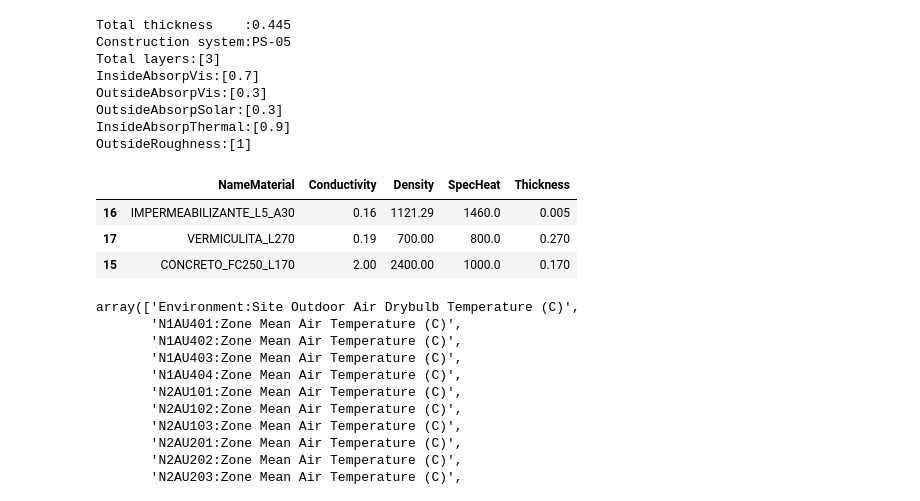
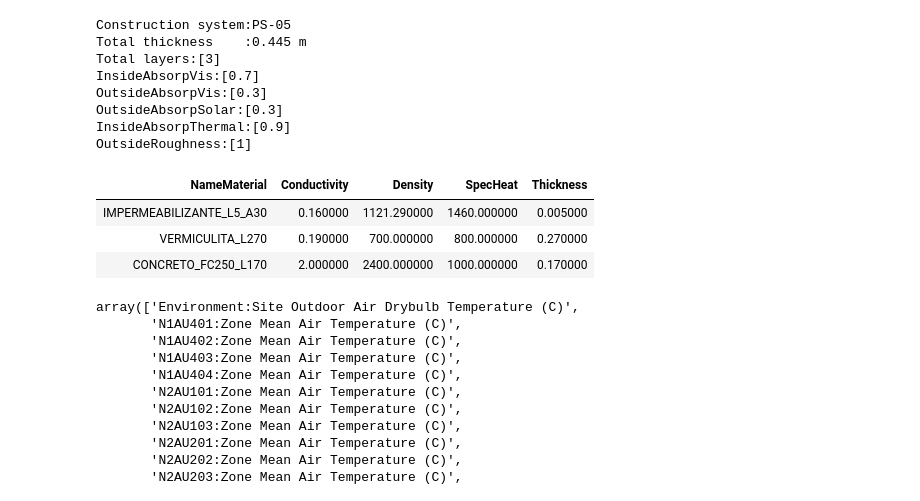
Before and after one commit to AltamarMx/read_epsql, a Jupyter notebook: notebooks/read_sql_class_inTesting.ipynb, the cells around one changed output. Drawn from its saved outputs; the diff is of its cells as text; code cells hidden in the pictures.

Commit message:
formating display of constructive systems

```diff
--- a/notebooks/read_sql_class_inTesting.ipynb
+++ b/notebooks/read_sql_class_inTesting.ipynb
@@ -85,2 +98,4 @@ class read_eplusql:
 # %%
-df = read_eplusql("../data/eplusoutTo.sql",read='all') # by default reads everything
+df = read_eplusql("../data/eplusout.sql",read='all') # by default reads everything
+# df = read_eplusql("../data/eplusoutTo.sql",read='construction') # reads only construction systems
+# df = read_eplusql("../data/eplusoutTo.sql",read='data') # reads only data
@@ -95,18 +187,18 @@ array(['M-05_AIRE_M-05', 'PS-01', 'PS-01 REVERSED', 'PS-02', 'PS-12',
 # %%
-df.get_construction('PS-05')
+df.get_construction(['PS-05'])
 # %% [output]
-Total thickness    :0.445
 Construction system:PS-05
+Total thickness    :0.445 m
 Total layers:[3]
 InsideAbsorpVis:[0.7]
 OutsideAbsorpVis:[0.3]
 OutsideAbsorpSolar:[0.3]
 InsideAbsorpThermal:[0.9]
 OutsideRoughness:[1]
-|  | NameMaterial | Conductivity | Density | SpecHeat | Thickness |
-| 16 | IMPERMEABILIZANTE_L5_A30 | 0.16 | 1121.29 | 1460.0 | 0.005 |
-| 17 | VERMICULITA_L270 | 0.19 | 700.00 | 800.0 | 0.270 |
-| 15 | CONCRETO_FC250_L170 | 2.00 | 2400.00 | 1000.0 | 0.170 |
+| NameMaterial | Conductivity | Density | SpecHeat | Thickness |
+| IMPERMEABILIZANTE_L5_A30 | 0.160000 | 1121.290000 | 1460.000000 | 0.005000 |
+| VERMICULITA_L270 | 0.190000 | 700.000000 | 800.000000 | 0.270000 |
+| CONCRETO_FC250_L170 | 2.000000 | 2400.000000 | 1000.000000 | 0.170000 |
 # %%
 variables = df.vars
 variables
```
Also changed, not shown: parts of 11 cells of this notebook.
